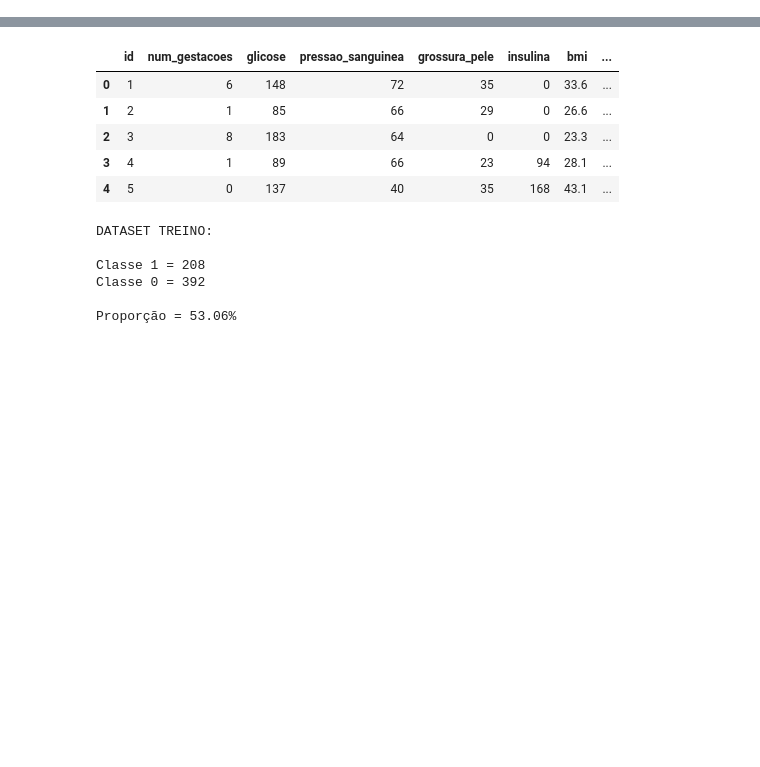
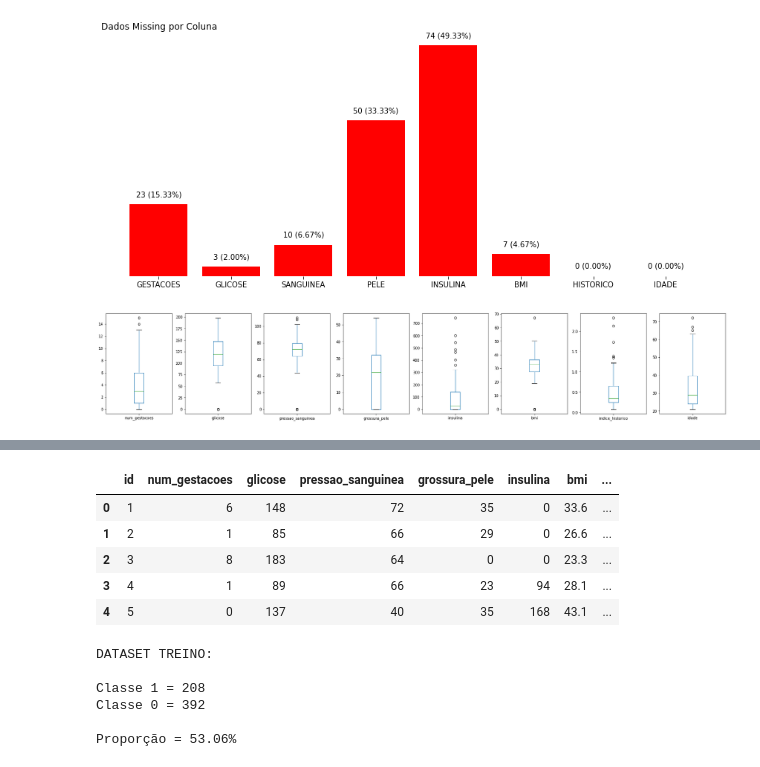
Before and after one commit to SamuelBaptista/ia-doctor, a Jupyter notebook: src/datasets.ipynb, the cells around one changed output, grey strips where cells are left out. Drawn from its saved outputs; the diff is of its cells as text; code cells hidden in the pictures; blank space fills up the shorter version.

```diff
--- a/src/datasets.ipynb
+++ b/src/datasets.ipynb
@@ -17,0 +48,8 @@ x_treino, x_teste, y_treino, y_teste = train_test_split(treino.drop(['id', 'clas
+# %%
+f.display_missing_barchart(dataframe=x_teste, columns=x_teste.columns, missing_value=0)
+# %% [output]
+[figure, added]
+# %%
+f.display_distribution_boxchart(dataframe=x_teste, columns=x_teste.columns)
+# %% [output]
+[figure, added]
```
Also changed, not shown: parts of 9 cells of this notebook, 2 other files.
